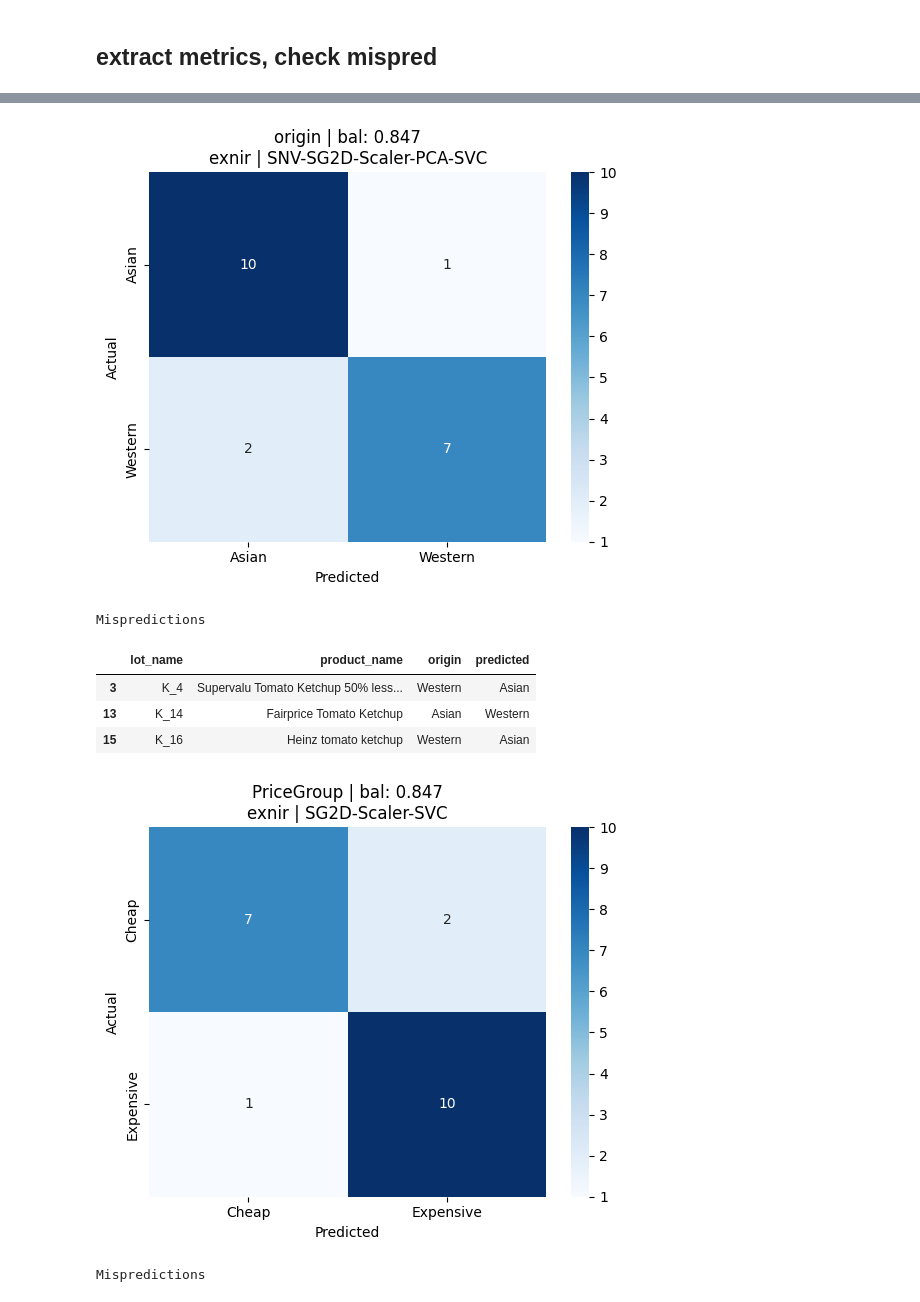
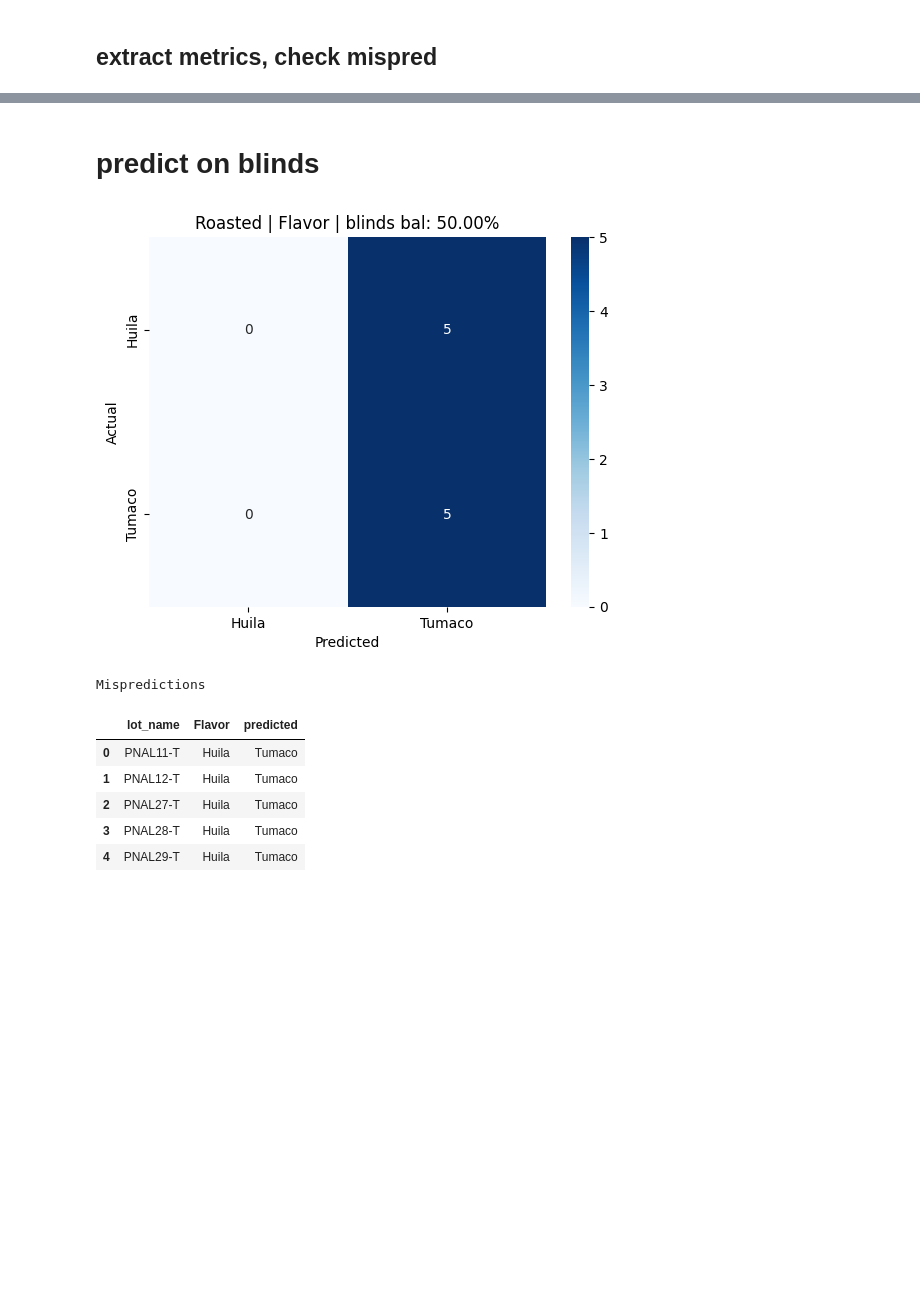
Before and after one commit to ryan-soh-pprint/DS_template, a Jupyter notebook: notebooks/04_classify_v5.ipynb, the cells around one changed output, grey strips where cells are left out. Saved outputs shown, nothing was run; the diff lists cells and outputs as text; code cells hidden in the pictures; blank space fills up the shorter version.

```diff
--- a/notebooks/04_classify_v5.ipynb
+++ b/notebooks/04_classify_v5.ipynb
@@ -369,13 +463,19 @@ selected for training: ['origin', 'PriceGroup', 'ProteinPresence']
 # %%
 for label in labels:
+
+    output_dir = Path(f"../model/predictions_classify/{choice}_{label}")
+    output_dir.mkdir(exist_ok=True, parents=True)
+
     print(label)
     input_y = y[label]
 
     encoder = LabelEncoder()
     encoded_y = pd.Series(encoder.fit_transform(input_y), index = input_y.index)
 
-    output_dir = Path(f"../model/predictions_classify/{label}")
-    output_dir.mkdir(exist_ok=True, parents=True)
+    pkl.dump(
+        encoder,
+        open(os.path.join(output_dir, f"encoder_{label}.pkl"), "wb")
+    )
 
     # Run visnir segment (Qmini)
     trainer = initialise_trainer(task_type='classify', log=False)
@@ -472,2 +572,7 @@ SaltLevel
 # %% [markdown]
 ## extract metrics, check mispred
+# %%
+y=y_train
+X_visnir=X_visnir_train
+X_exnir=X_exnir_train
+labels_df_og=labels_df_og_train
@@ -474,15 +646,22 @@ SaltLevel
+# %% [markdown]
+# predict on blinds
+# %%
+y=y_test
+X_visnir=X_visnir_test
+X_exnir=X_exnir_test
+labels_df_og=labels_df_og_test
 # %%
 for label in labels:
 
-    output_dir = Path(f"../model/predictions_classify/{label}")
+    output_dir = Path(f"../model/predictions_classify/{choice}_{label}")
     output_dir.mkdir(exist_ok=True, parents=True)
 
     input_y = y[label]
 
-    encoder = LabelEncoder()
-    encoded_y = pd.Series(encoder.fit_transform(input_y), index = input_y.index)
+    encoder = pkl.load(open(output_dir/f"encoder_{label}.pkl", 'rb'))
+    encoded_y = pd.Series(encoder.transform(input_y), index = input_y.index)
 
-    list_of_pkl_files = glob.glob(f'../model/predictions_classify/{label}/trainer_*.pkl')
+    list_of_pkl_files = glob.glob(f'../model/predictions_classify/{choice}_{label}/trainer_*.pkl')
     model_name = [re.search(r'_([^_]+)\.pkl$', filename).group(1) for filename in list_of_pkl_files]
     loaded_pkl = [pkl.load(open(file, 'rb')) for file in list_of_pkl_files]
 
@@ -491,51 +670,44 @@ for label in labels:
 
     performances = [model.get_best_performance() for model in loaded_pkl]
     best_performance = np.argmax(np.array(performances)) # argmax, Most positive bal acc wins
 
     best_model =  {'name':model_name[best_performance], **metrics[best_performance]}
-    best_model_output =  json.dumps(best_model, indent=4)
+    # best_model_output =  json.dumps(best_model, indent=4)
 
-    X_meta_final = glob.glob(f'../model/predictions_classify/{label}/X_meta_final_{label}.pkl')
+    X_meta_final = glob.glob(f'../model/predictions_classify/{choice}_{label}/X_meta_final_{label}.pkl')
 
     dataset_options = {
         'exnir': X_exnir,
         'visnir': X_visnir,
         'meta': X_meta_final, # meta dataset is generated inside training loop
     }
 
-    cnfm = generate_classify_confusionmatrix(
+    cnfm, prediction, truth, bal_acc = generate_blinds_confusionmatrix(
         pipelines[best_performance],
         dataset_options[best_model['name']],
         encoded_y,
         encoder
         )
     f, ax = plt.subplots()
     sns.heatmap(cnfm, annot=True, ax=ax, cmap="Blues")
-    ax.set(title=f'{label} | bal: {loaded_pkl[best_performance].get_best_performance():.3f}\n{best_model["name"]} | {best_model["model"]}')
+    ax.set(title=f'{choice} | {label} | blinds bal: {bal_acc*100:.2f}%')
     ax.set_xlabel('Predicted')
     ax.set_ylabel('Actual')
-    plt.savefig(output_dir/f'confusion_matrix_best.png', bbox_inches='tight')
+    plt.savefig(output_dir/f'confusion_matrix_blinds.png', bbox_inches='tight')
     plt.show()
     plt.close()
 
-    prediction, truth = generate_classify_preds(
-        pipelines[best_performance],
-        dataset_options[best_model['name']],
-        encoded_y,
-        encoder
-        )
-
     print('Mispredictions')
-    output_df = labels_df_og[['lot_name','product_name',label]]
+    output_df = labels_df_og[['lot_name',label]]
     output_df['predicted'] = prediction.values
     final_output = output_df[output_df[label]!=output_df['predicted']]
     display(final_output)
 # %% [output]
-[figure, old version]
+[figure, new version]
 Mispredictions
-|  | lot_name | product_name | origin | predicted |
-| 3 | K_4 | Supervalu Tomato Ketchup 50% less... | Western | Asian |
-| 13 | K_14 | Fairprice Tomato Ketchup | Asian | Western |
-| 15 | K_16 | Heinz tomato ketchup | Western | Asian |
+|  | lot_name | Flavor | predicted |
+| 0 | PNAL11-T | Huila | Tumaco |
+| 1 | PNAL12-T | Huila | Tumaco |
+| 2 | PNAL27-T | Huila | Tumaco |
+| 3 | PNAL28-T | Huila | Tumaco |
+| 4 | PNAL29-T | Huila | Tumaco |
-[figure, removed]
-Mispredictions
```
Also changed, not shown: parts of 26 cells of this notebook, 1 other file.
